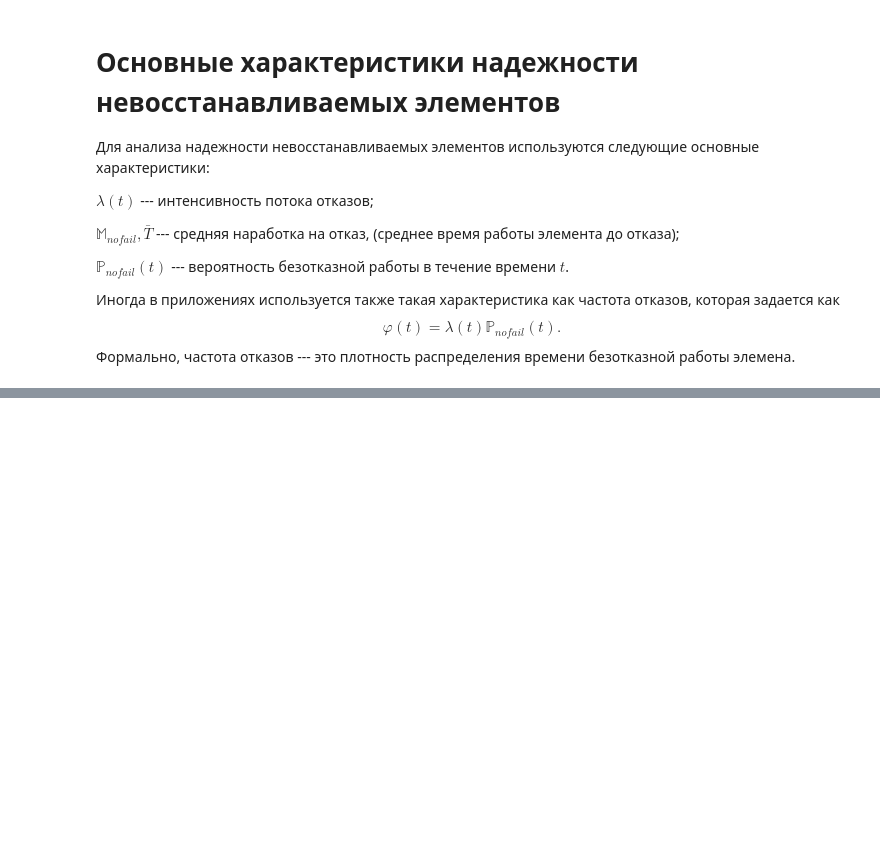
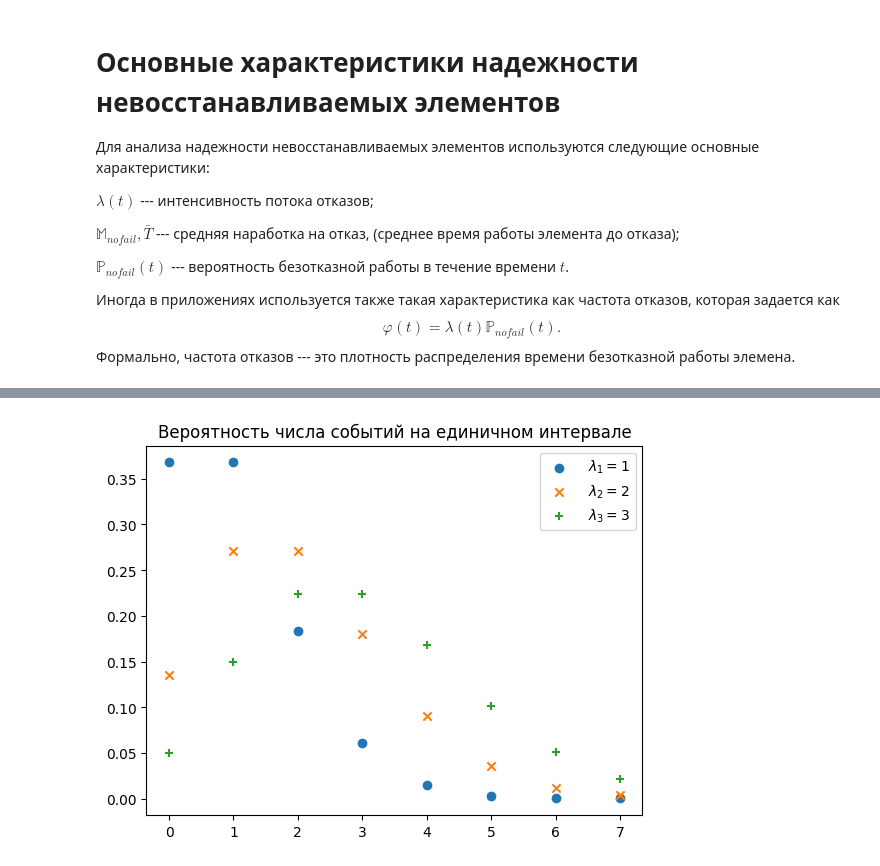
Before and after one commit to SergeyS1954/CLT, a Jupyter notebook: LW2.ipynb, the cells around one changed output, grey strips where cells are left out. Drawn from its saved outputs; the diff is of its cells as text; code cells hidden in the pictures; blank space fills up the shorter version.

```diff
--- a/LW2.ipynb
+++ b/LW2.ipynb
@@ -118,0 +167,17 @@ $$
+# %%
+import matplotlib.pyplot as plt
+import numpy as np
+from scipy import stats
+lam = 1.0
+x = np.arange (0, 8, 1)
+y1 = stats.poisson.pmf(x, lam)
+y2 = stats.poisson.pmf(x, 2.0*lam)
+y3 = stats.poisson.pmf(x, 3.0*lam)
+plt.scatter(x,y1, label = r" $\lambda_1 = 1$")
+plt.scatter(x,y2, marker='x', label = r" $\lambda_2 = 2$")
+plt.scatter(x,y3, marker='+', label = r" $\lambda_3 = 3$")
+plt.legend()
+plt.title('Вероятность числа событий на единичном интервале')
+plt.show()
+# %% [output]
+[figure, added]
```
Also changed, not shown: parts of 5 cells of this notebook.
